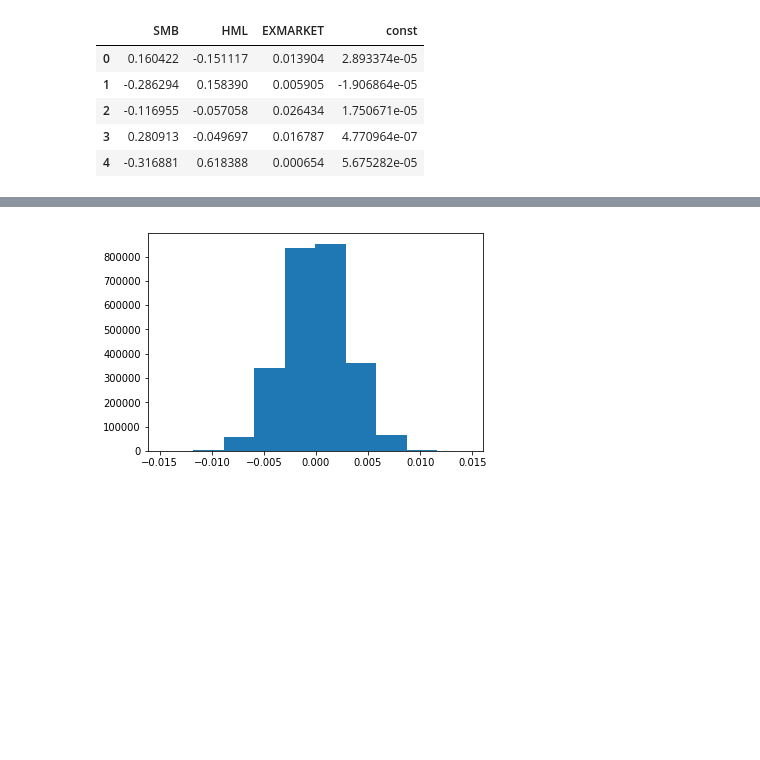
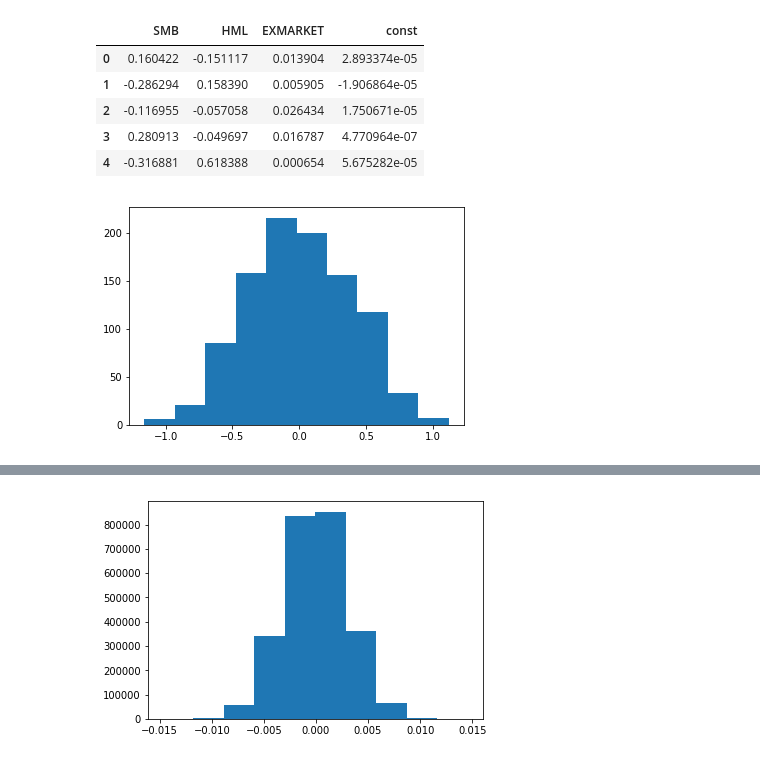
Before and after one commit to aaalexliu/amherst-midwest-2018, a Jupyter notebook: fama french.ipynb, the cells around one changed output, grey strips where cells are left out. Saved outputs shown, nothing was run; the diff lists cells and outputs as text; code cells hidden in the pictures; blank space fills up the shorter version.

```diff
--- a/fama french.ipynb
+++ b/fama french.ipynb
@@ -213,3 +223,8 @@ betas.head()
 | 2 | -0.116955 | -0.057058 | 0.026434 | 1.750671e-05 |
 | 3 | 0.280913 | -0.049697 | 0.016787 | 4.770964e-07 |
 | 4 | -0.316881 | 0.618388 | 0.000654 | 5.675282e-05 |
+# %%
+plt.hist(betas.HML)
+plt.show()
+# %% [output]
+[figure, added]
```
Also changed, not shown: parts of 4 cells of this notebook, 1 other file.
